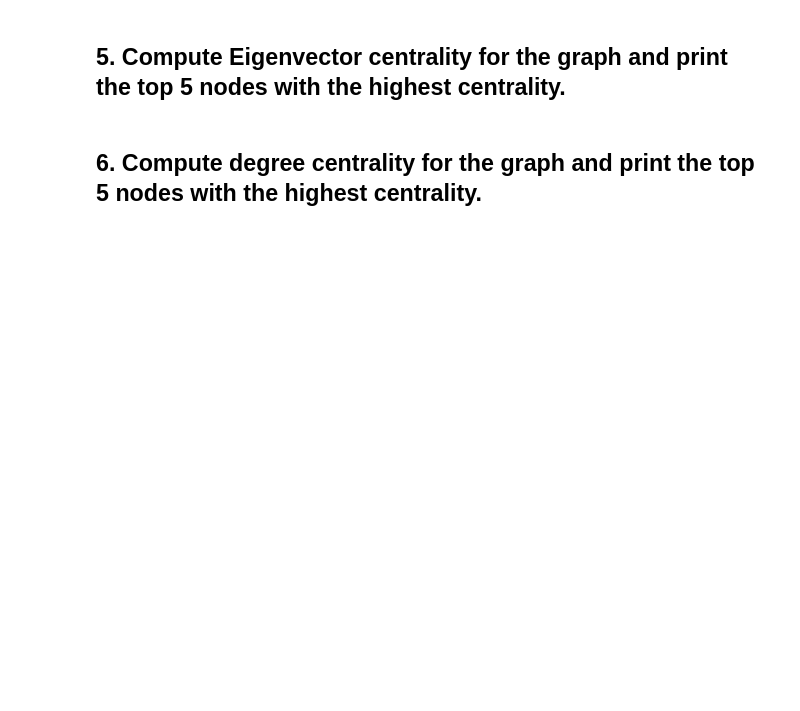
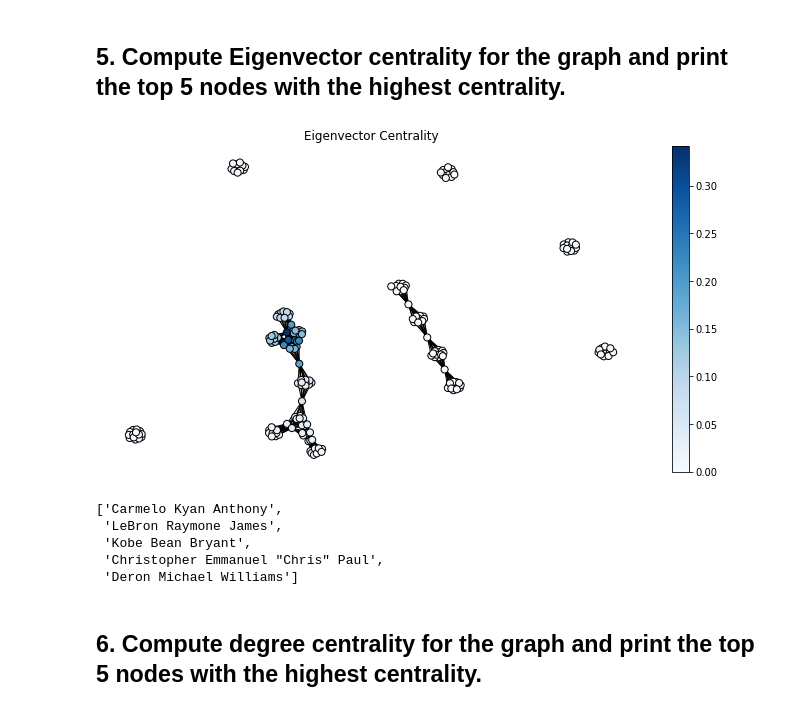
Before and after one commit to ta-datapt-bcn/lab-network-analysis, a Jupyter notebook: your-code/main.ipynb, the cells around one changed output. Saved outputs shown, nothing was run; the diff lists cells and outputs as text; code cells hidden in the pictures; blank space fills up the shorter version.

```diff
--- a/your-code/main.ipynb
+++ b/your-code/main.ipynb
@@ -33,4 +131,17 @@ Sort descending by the number of pairwise interactions. Which pair of players ha
 # %% [markdown]
 ## 5. Compute Eigenvector centrality for the graph and print the top 5 nodes with the highest centrality.
+# %%
+draw(G, pos, nx.eigenvector_centrality_numpy(G), 'Eigenvector Centrality')
+# %% [output]
+[figure, added]
+# %%
+ A = nx.eigenvector_centrality_numpy(G)
+sorted(A, key=A.get, reverse=True)[:5]
+# %% [output]
+['Carmelo Kyan Anthony',
+ 'LeBron Raymone James',
+ 'Kobe Bean Bryant',
+ 'Christopher Emmanuel "Chris" Paul',
+ 'Deron Michael Williams']
 # %% [markdown]
 ## 6. Compute degree centrality for the graph and print the top 5 nodes with the highest centrality.
```
Also changed, not shown: parts of 22 cells of this notebook, 1 other file.
